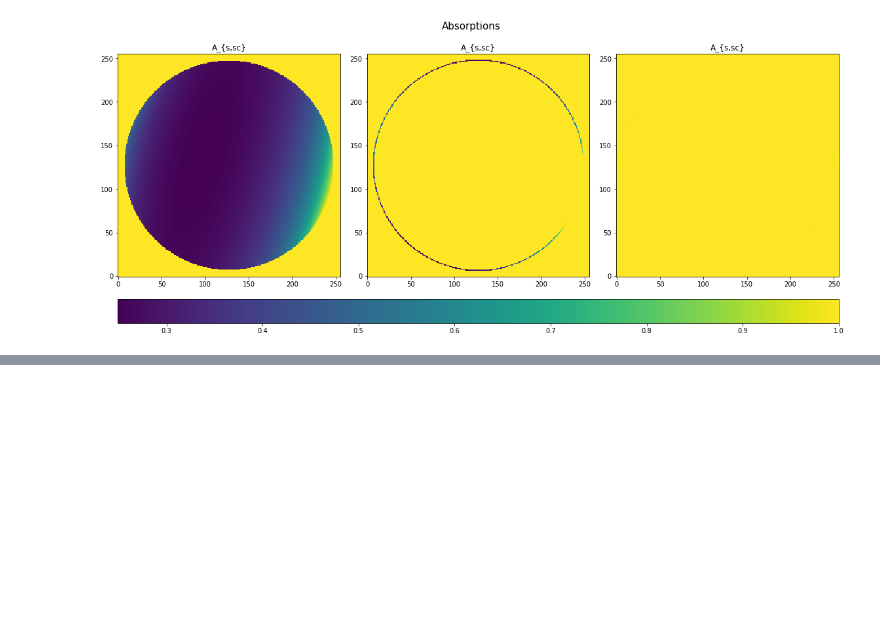
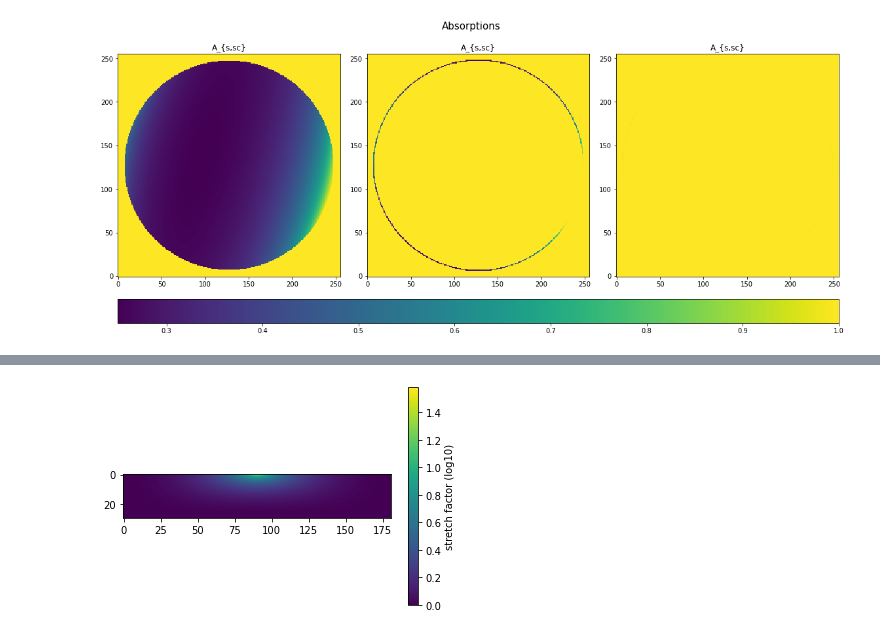
Before and after one commit to d8xa/XRD-TAF, a Jupyter notebook: Visualizer.ipynb, the cells around one changed output, grey strips where cells are left out. Cells and saved outputs as stored; diff of their text form; code cells hidden in the pictures; blank space fills up the shorter version.

```diff
--- a/Visualizer.ipynb
+++ b/Visualizer.ipynb
@@ -87,0 +521,5 @@ fig, axs = implot(values, cmap=cmp, titles=absorption_titles, suptitle="Absorpti
+# %%
+plt.imshow(np.log10(integ_vcos[-30:,:][:,::-1]))
+plt.colorbar().set_label("stretch factor (log10)")
+# %% [output]
+[figure, added]
```
Also changed, not shown: parts of 153 cells of this notebook.
